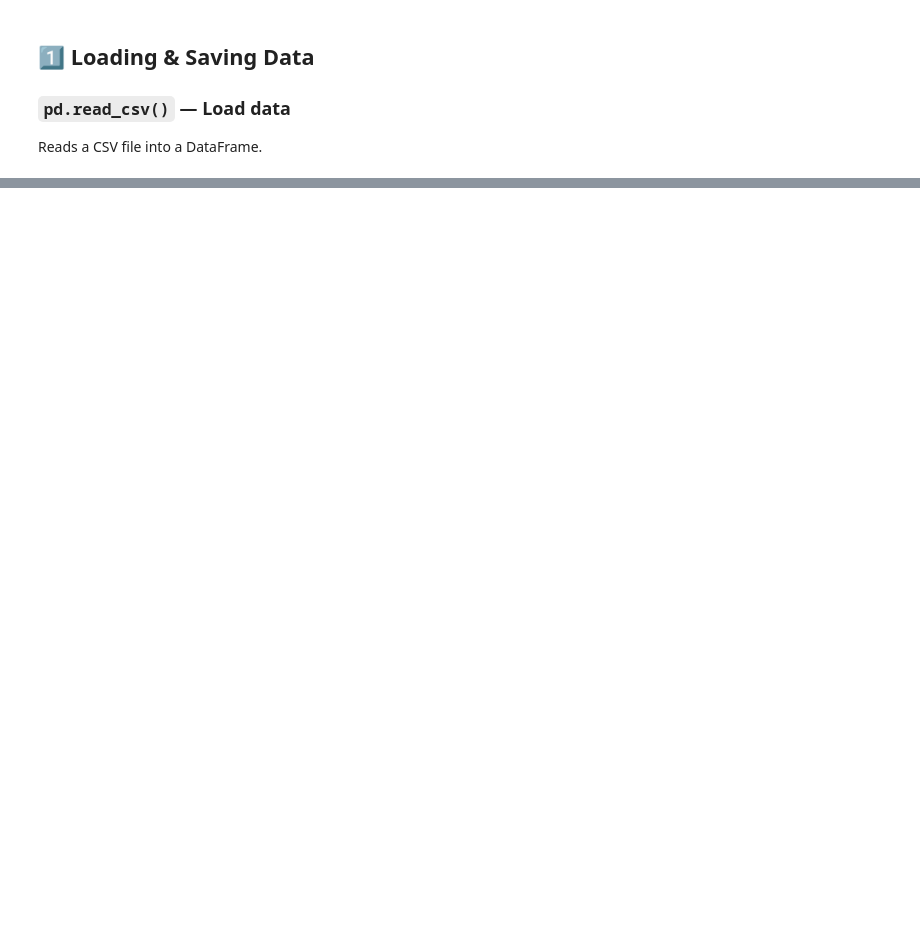
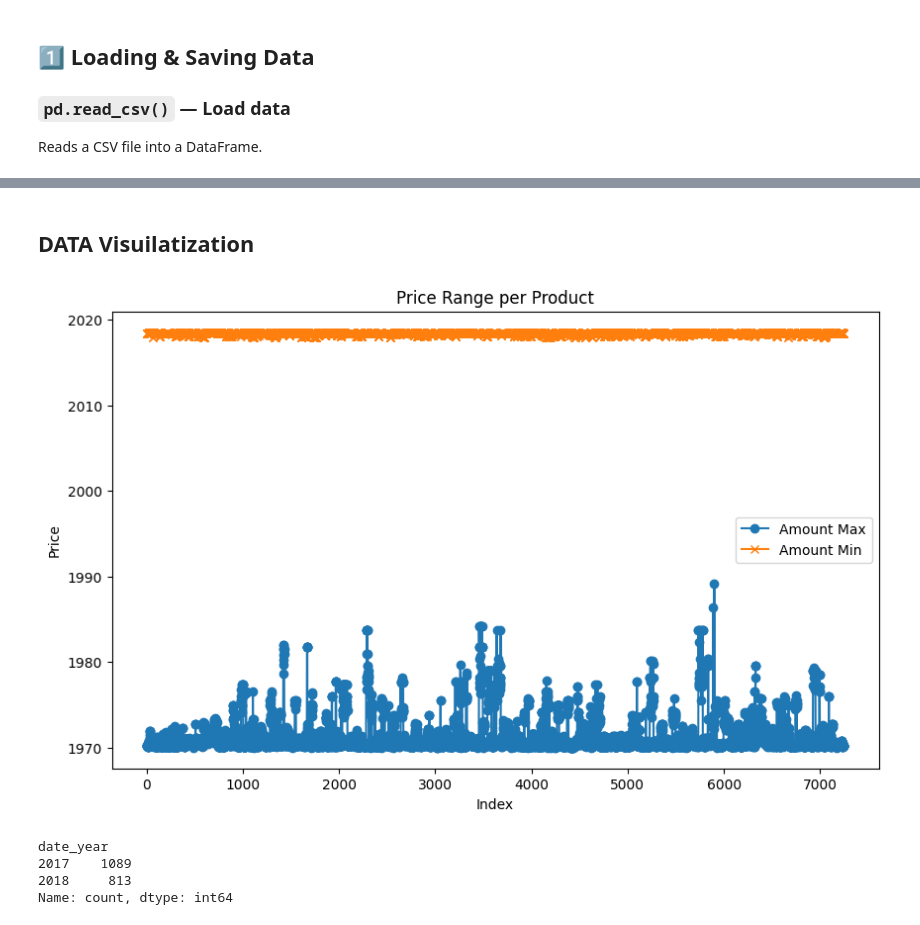
Before and after one commit to dealcatcher/jupyter-lab-models, a Jupyter notebook: sarima.ipynb, the cells around one changed output, grey strips where cells are left out. Cells and saved outputs as stored; diff of their text form; code cells hidden in the pictures; blank space fills up the shorter version.

```diff
--- a/sarima.ipynb
+++ b/sarima.ipynb
@@ -270,0 +129,28 @@ plt.show()
+# %% [markdown]
+## DATA Visuilatization
+# %%
+## We will use the scatterplot to check the price range per product
+
+plt.figure(figsize=(10, 6))
+df["dateUpdated"] = pd.to_datetime(df["dateUpdated"], errors='coerce')
+plt.plot(
+    df.index,
+    df["prices.amountMax"],
+    marker="o",
+    label="Amount Max"
+)
+
+plt.plot(
+    df.index,
+    df["dateUpdated"],
+    marker="x",
+    label="Amount Min"
+)
+
+plt.xlabel("Index")
+plt.ylabel("Price")
+plt.title("Price Range per Product")
+plt.legend()
+plt.show()
+# %% [output]
+[figure, added]
@@ -270,0 +163,17 @@ plt.show()
+# %%
+## converting the date columns(which are in strings) to datetime format
+df["date"] = pd.to_datetime(df["prices.dateSeen"], errors="coerce")
+df["dateUpdated"] = pd.to_datetime(df["dateUpdated"], errors="coerce")
+df["dateAdded"] = pd.to_datetime(df["dateAdded"], errors="coerce")
+
+## extracting the year from the date column
+df["date_year"] = df["prices.dateSeen"].dt.year
+df["updated_year"] = df["dateUpdated"].dt.year
+df["added_year"] = df["dateAdded"].dt.year
+
+df["date_year"].value_counts()
+# %% [output]
+date_year
+2017    1089
+2018     813
+Name: count, dtype: int64
```
Also changed, not shown: parts of 39 cells of this notebook, 2 other files.
